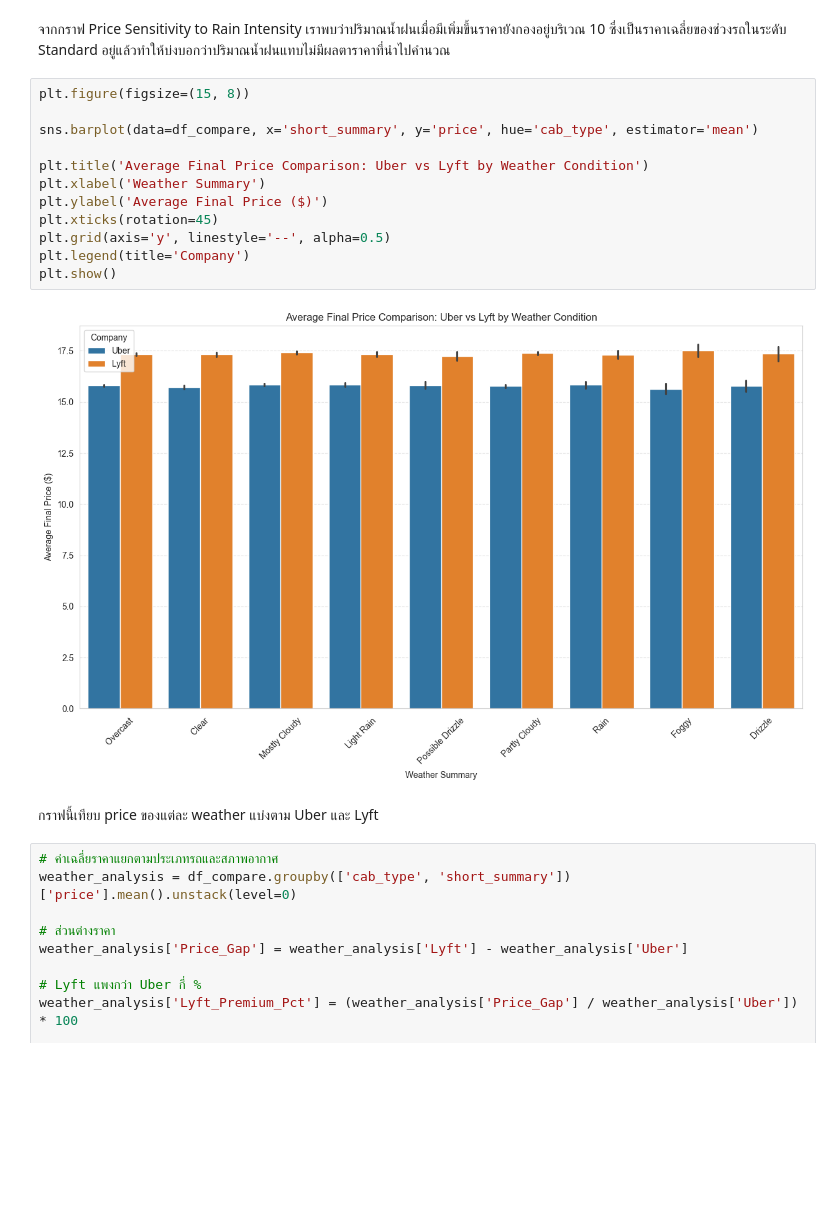
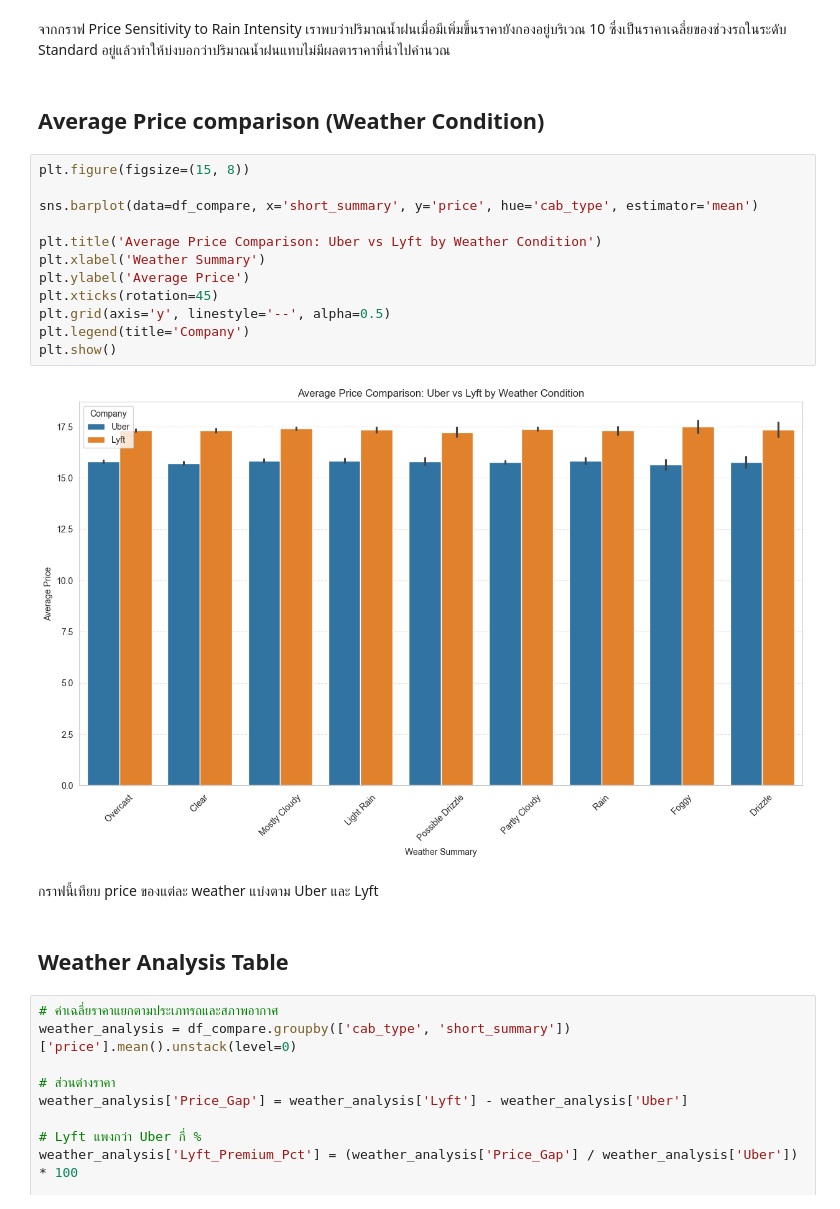
Before and after one commit to Bobbie-CPE38/cpe232-final-project, a Jupyter notebook: notebooks/eda_by_cab_type.ipynb, the cells around one changed output. Drawn from its saved outputs; the diff is of its cells as text; blank space fills up the shorter version.

```diff
--- a/notebooks/eda_by_cab_type.ipynb
+++ b/notebooks/eda_by_cab_type.ipynb
@@ -214,22 +229,26 @@ plt.show()
 [figure]
 # %% [markdown]
 จากกราฟ Price Sensitivity to Rain Intensity เราพบว่าปริมาณน้ำฝนเมื่อมีเพิ่มขึ้นราคายังกองอยู่บริเวณ 10 ซึ่งเป็นราคาเฉลี่ยของช่วงรถในระดับ Standard อยู่แล้วทำให้บ่งบอกว่าปริมาณน้ำฝนแทบไม่มีผลตาราคาที่นำไปคำนวณ
+# %% [markdown]
+## Average Price comparison (Weather Condition)
 # %%
 plt.figure(figsize=(15, 8))
 
 sns.barplot(data=df_compare, x='short_summary', y='price', hue='cab_type', estimator='mean')
 
-plt.title('Average Final Price Comparison: Uber vs Lyft by Weather Condition')
+plt.title('Average Price Comparison: Uber vs Lyft by Weather Condition')
 plt.xlabel('Weather Summary')
-plt.ylabel('Average Final Price ($)')
+plt.ylabel('Average Price')
 plt.xticks(rotation=45)
 plt.grid(axis='y', linestyle='--', alpha=0.5)
 plt.legend(title='Company')
 plt.show()
 # %% [output]
-[figure, old version]
+[figure, new version]
 # %% [markdown]
 กราฟนี้เทียบ price ของแต่ละ weather แบ่งตาม Uber และ Lyft
+# %% [markdown]
+## Weather Analysis Table
 # %%
 # ค่าเฉลี่ยราคาแยกตามประเภทรถและสภาพอากาศ
 weather_analysis = df_compare.groupby(['cab_type', 'short_summary'])['price'].mean().unstack(level=0)
```
Also changed, not shown: parts of 33 cells of this notebook.
